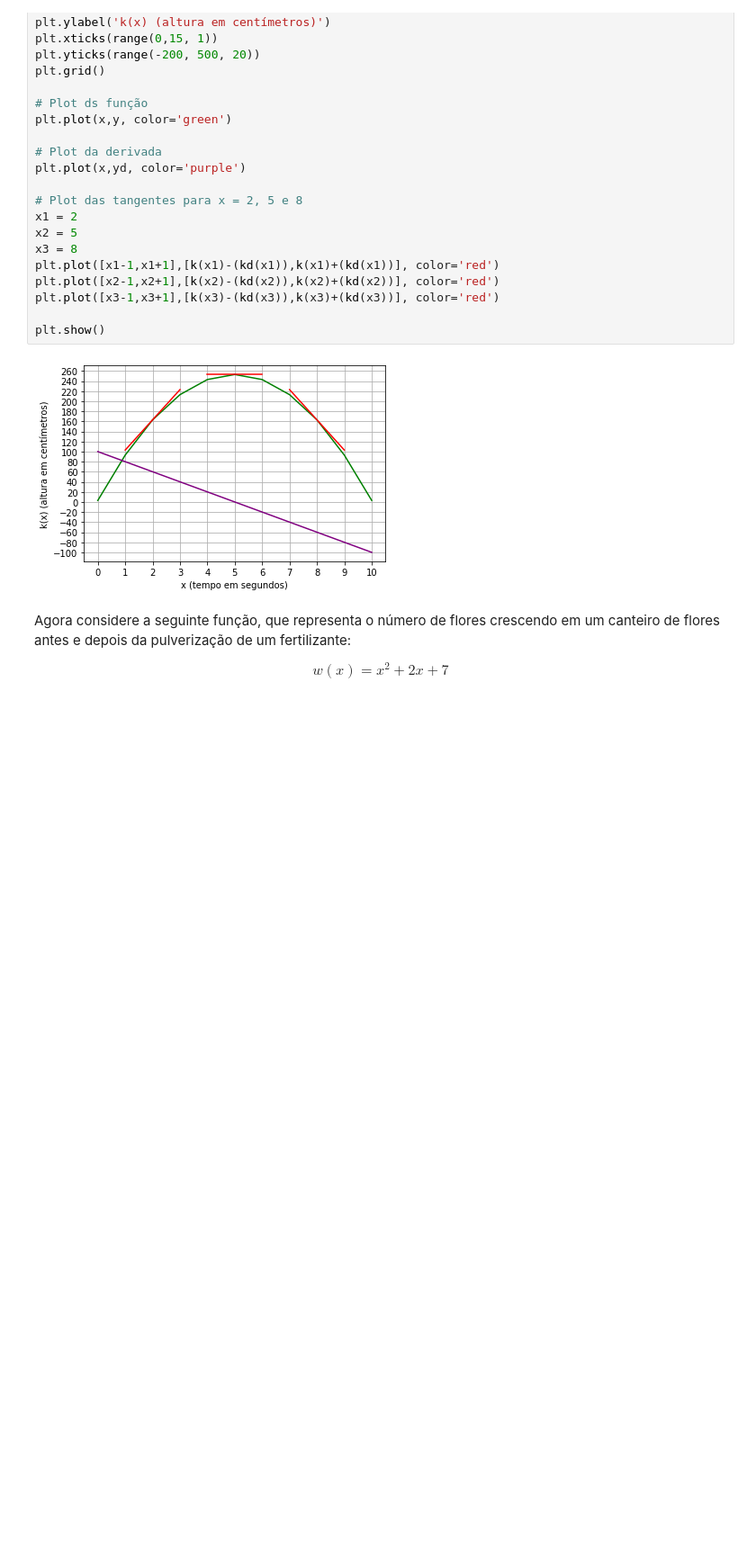
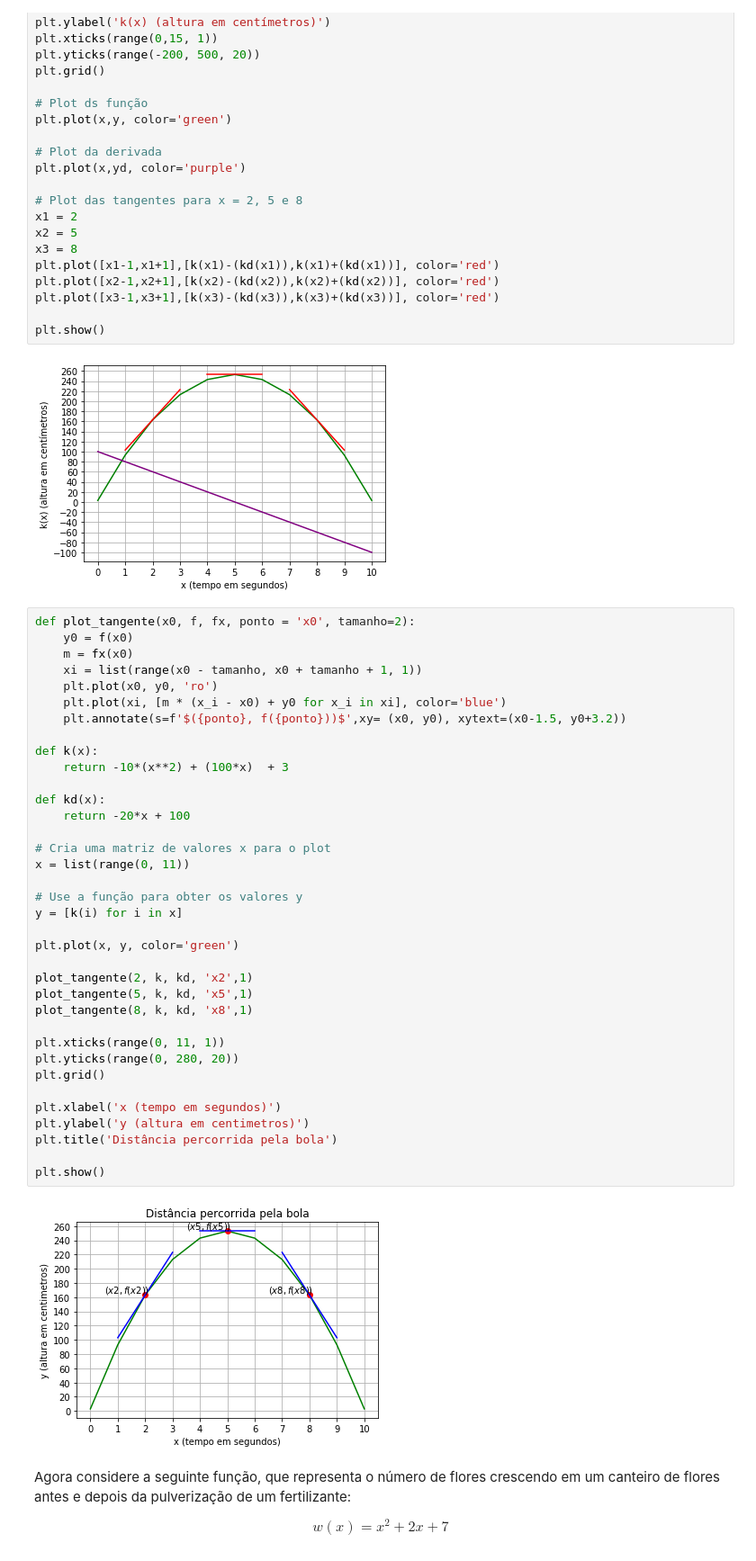
Before and after one commit to Angelicogfa/python-matematica-machine-learning, a Jupyter notebook: modulos/modulo-10/Exercicios09.ipynb, the cells around one changed output. Shown at 90% size. Drawn from its saved outputs; the diff is of its cells as text; blank space fills up the shorter version.

```diff
--- a/modulos/modulo-10/Exercicios09.ipynb
+++ b/modulos/modulo-10/Exercicios09.ipynb
@@ -1029,6 +1051,44 @@ plt.plot([x3-1,x3+1],[k(x3)-(kd(x3)),k(x3)+(kd(x3))], color='red')
 plt.show()
 # %% [output]
 [figure]
+# %%
+def plot_tangente(x0, f, fx, ponto = 'x0', tamanho=2):
+    y0 = f(x0)
+    m = fx(x0)
+    xi = list(range(x0 - tamanho, x0 + tamanho + 1, 1))
+    plt.plot(x0, y0, 'ro')
+    plt.plot(xi, [m * (x_i - x0) + y0 for x_i in xi], color='blue')
+    plt.annotate(s=f'$({ponto}, f({ponto}))$',xy= (x0, y0), xytext=(x0-1.5, y0+3.2))
+
+def k(x):
+    return -10*(x**2) + (100*x)  + 3
+
+def kd(x):
+    return -20*x + 100
+
+# Cria uma matriz de valores x para o plot
+x = list(range(0, 11))
+
+# Use a função para obter os valores y
+y = [k(i) for i in x]
+
+plt.plot(x, y, color='green')
+
+plot_tangente(2, k, kd, 'x2',1)
+plot_tangente(5, k, kd, 'x5',1)
+plot_tangente(8, k, kd, 'x8',1)
+
+plt.xticks(range(0, 11, 1))
+plt.yticks(range(0, 280, 20))
+plt.grid()
+
+plt.xlabel('x (tempo em segundos)')
+plt.ylabel('y (altura em centimetros)')
+plt.title('Distância percorrida pela bola')
+
+plt.show()
+# %% [output]
+[figure, added]
 # %% [markdown]
 Agora considere a seguinte função, que representa o número de flores crescendo em um canteiro de flores antes e depois da pulverização de um fertilizante:
 
```
Also changed, not shown: parts of 6 cells of this notebook.
